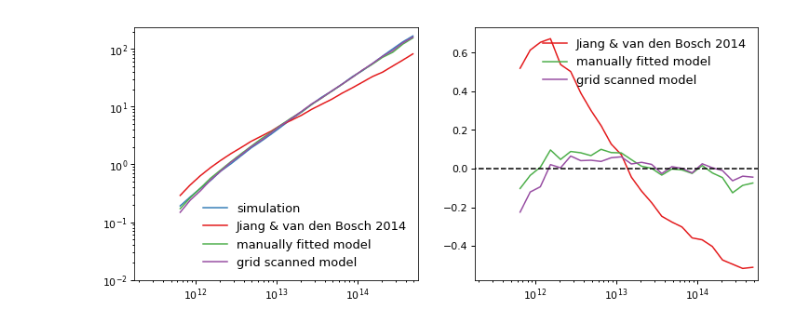
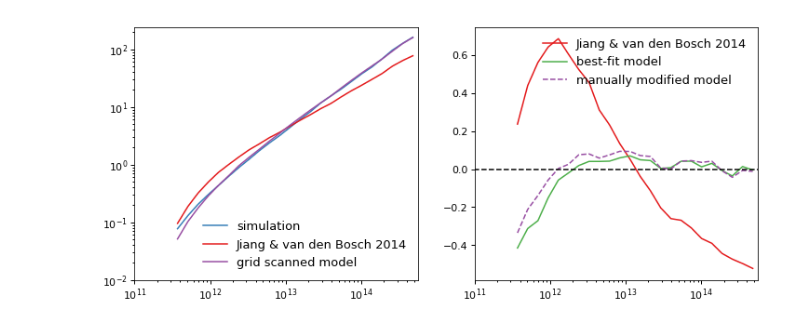
Before and after one commit to aphearin/subhalo_based_csmf, a Jupyter notebook: test_jiang_monte_carlo.ipynb, the cells around one changed output. Cells and saved outputs as stored; diff of their text form; code cells hidden in the pictures.

Commit message:
Done fine-tuning best-fit model for now

```diff
--- a/test_jiang_monte_carlo.ipynb
+++ b/test_jiang_monte_carlo.ipynb
@@ -15,7 +15,7 @@ hosts, subs = SampleSelector.host_halo_selection(table=halocat.halo_table, retur
 log10_msub_min = 11
 subhalo_mpeak_cut = 10**log10_msub_min
 
-log10_mhost_min = max(11.75, log10_msub_min)
+log10_mhost_min = max(11.5, log10_msub_min)
 log10_mhost_max = 14.75
 
 subhalo_sample_mask = subs['halo_mpeak'] > subhalo_mpeak_cut
@@ -164,59 +61,43 @@ print(best_fit_param_dict)
 # %%
+from jiang_usmf import read_best_fit_params
+
 fig, (ax1, ax2) = plt.subplots(1, 2, figsize=(12, 5))
 
-mean_occupation_model1 = mean_nsub_prediction(beta_jiang14, zeta_jiang14,
-                                              gamma1_jiang14, alpha1_jiang14,
-                                              gamma2_jiang14, alpha2_jiang14)
+mean_occupation_model1 = subhalo_counts_prediction(*jiang14_param_dict.values())/host_halo_counts_bolshoi
 
-beta_jiang14 = 5.67
-zeta_jiang14 = 1.19
-gamma1_jiang14 = 0.13
-alpha1_jiang14 = -0.83
-gamma2_jiang14 = 1.33
-alpha2_jiang14 = -0.02
+best_fit_param_dict = read_best_fit_params('best_fit_param_dict.txt')
+del best_fit_param_dict['chi2']
 
-beta_new = 4
-zeta_new = zeta_jiang14
-gamma1_new = gamma1_jiang14
-alpha1_new = -0.925
-gamma2_new = 0.25
-alpha2_new = alpha2_jiang14
+mean_occupation_model2 = subhalo_counts_prediction(*best_fit_param_dict.values())/host_halo_counts_bolshoi
 
-mean_occupation_model2 = mean_nsub_prediction(beta_new, zeta_new,
-                                              gamma1_new, alpha1_new,
-                                              gamma2_new, alpha2_new)
-
-beta=4.5
-zeta=1.19
-gamma1=0.13
-alpha1=-0.9285714285714286
-gamma2=0.21666666666666667
-alpha2=-0.02
-
-mean_occupation_model3 = mean_nsub_prediction(beta, zeta, gamma1, alpha1, gamma2, alpha2)
+modified_param_dict = deepcopy(best_fit_param_dict)
+modified_param_dict['alpha2'] = 0.
+modified_param_dict['beta'] = 4.25
+modified_param_dict['zeta'] = 1.25
+mean_occupation_model3 = subhalo_counts_prediction(*modified_param_dict.values())/host_halo_counts_bolshoi
 
 __=ax1.loglog()
 __=ax1.plot(bin_mids, mean_occupation_bolshoi, label='simulation', color=blue)
 __=ax1.plot(bin_mids, mean_occupation_model1, label='Jiang & van den Bosch 2014', color=red)
-__=ax1.plot(bin_mids, mean_occupation_model2, label='manually fitted model', color=green)
+# __=ax1.plot(bin_mids, mean_occupation_model2, label='manually fitted model', color=green)
 __=ax1.plot(bin_mids, mean_occupation_model3, label='grid scanned model', color=purple)
 
 xscale2 = ax2.set_xscale('log')
 fracdiff1 = (mean_occupation_model1 - mean_occupation_bolshoi)/mean_occupation_bolshoi
 fracdiff2 = (mean_occupation_model2 - mean_occupation_bolshoi)/mean_occupation_bolshoi
 fracdiff3 = (mean_occupation_model3 - mean_occupation_bolshoi)/mean_occupation_bolshoi
 
 __=ax2.plot(bin_mids, fracdiff1, label='Jiang & van den Bosch 2014', color=red)
-__=ax2.plot(bin_mids, fracdiff2, label='manually fitted model', color=green)
-__=ax2.plot(bin_mids, fracdiff3, label='grid scanned model', color=purple)
+__=ax2.plot(bin_mids, fracdiff2, label='best-fit model', color=green)
+__=ax2.plot(bin_mids, fracdiff3, '--',label='manually modified model', color=purple)
 __=ax2.plot(np.logspace(log10_mhost_min-1, log10_mhost_max+1, 100), np.zeros(100), '--', color='k')
 
+xlim1 = ax1.set_xlim(xmin=10**(log10_mhost_min-0.5), xmax=10**log10_mhost_max)
 xlim2 = ax2.set_xlim(xmin=10**(log10_mhost_min-0.5), xmax=10**log10_mhost_max)
-xlim1 = ax1.set_xlim(xmin=10**(log10_mhost_min-0.5), xmax=10**log10_mhost_max)
 ylim1 = ax1.set_ylim(ymin=0.01)
 
 
 legend1 = ax1.legend()
 legend2 = ax2.legend()
 # %% [output]
-[figure, old version]
+[figure, new version]
```
Also changed, not shown: parts of 6 cells of this notebook, 4 other files.
